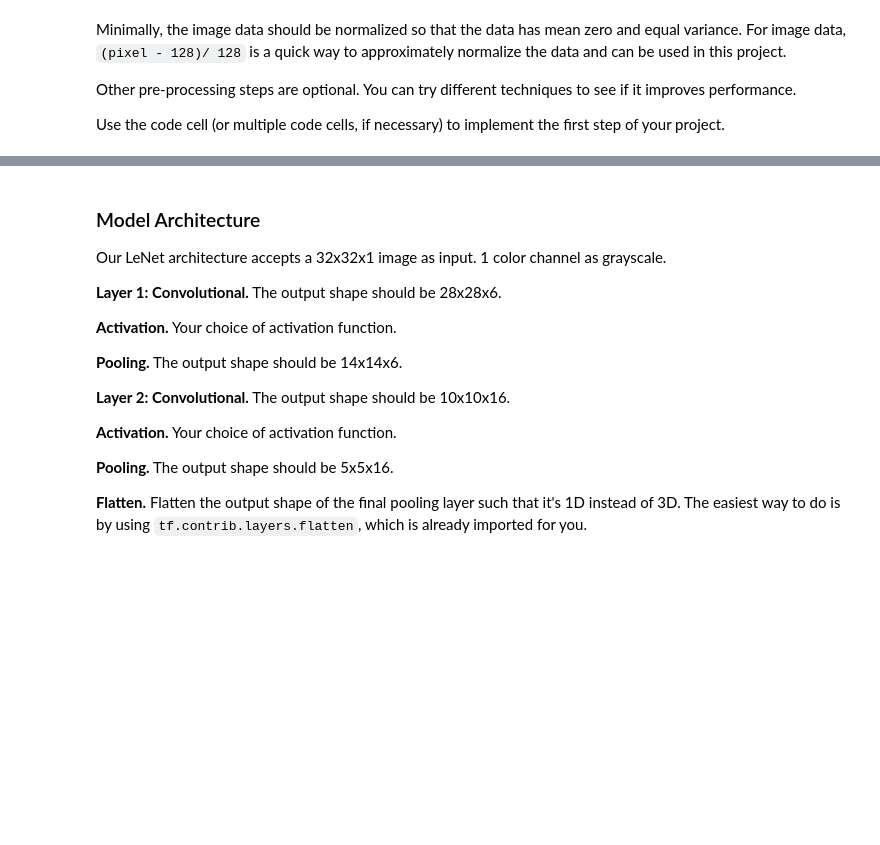
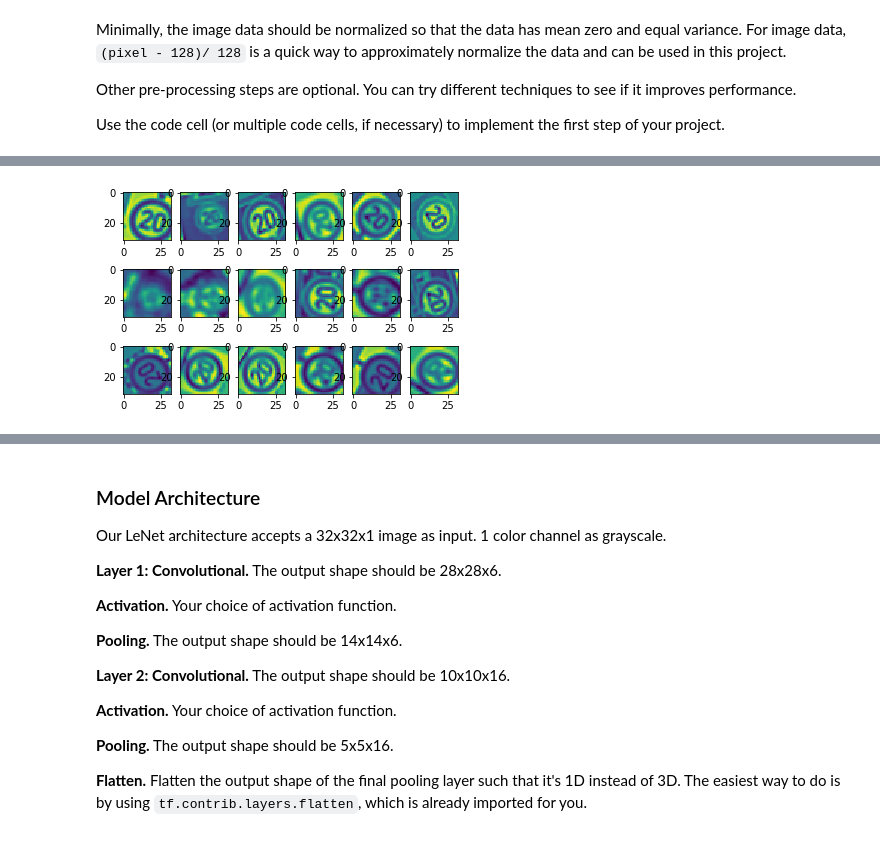
Before and after one commit to cwcentral/CarND-Traffic-Sign-Classifier-Project, a Jupyter notebook: Traffic_Sign_Classifier.ipynb, the cells around one changed output, grey strips where cells are left out. Cells and saved outputs as stored; diff of their text form; code cells hidden in the pictures; blank space fills up the shorter version.

```diff
--- a/Traffic_Sign_Classifier.ipynb
+++ b/Traffic_Sign_Classifier.ipynb
@@ -216,7 +229,7 @@ if X_train[0].shape[2] == 3:
 # randomize the datasets
 X_train, y_train = shuffle(X_train, y_train)
 
-new_elem_sz = int(len(X_train))-1
+new_elem_sz = int(len(X_train)*0.3)
 #new_elem_sz = int(len(X_train))
 #new_elem_sz = 100
 
@@ -241,11 +254,46 @@ print ('new len =', new_elem_sz)
 
 print ("Augmenting...")
 
-# raise the values in bins that are under 60%
-start_max = 1000
+# add rotated images
 
-# add rotated images
-img_idx = 0
+try:
+    img_idx = 0
+    for xx in range(0,2):
+        for class_idx in range(0, n_classes):
+            #print("Current class " + str(class_idx) + " has " + str(hist[class_idx] ) + " elements")
+            while hist[class_idx] < 700:
+                index = random.randint(0, len(X_train)-1)   #pick a random image in the dataset
+                bin_idx = int(y_train[index])
+                if bin_idx == class_idx:
+                    hist[bin_idx] += 1
+
+                    rot_question = random.randint(0, 359)
+                    rows,cols,dep = X_train[index].shape
+                    M = cv2.getRotationMatrix2D((cols/2,rows/2),rot_question,1)
+                    dst = cv2.warpAffine(X_train[index], M, (X_train[index].shape[0],
+                                                                            X_train[index].shape[1]))
+                    kern_val = random.randint(1, 5)
+                    kernel = np.ones((kern_val,kern_val),np.float32)/25
+                    dst = cv2.filter2D(dst,-1,kernel)
+
+                    blur_in = cv2.GaussianBlur(dst, (5,5), 20.0)
+                    dst = cv2.addWeighted(dst, 2, blur_in, -1, 0)
+                    dst = cv2.resize(dst,None,
+                                      fx=random.uniform(1.0, 1.25),
+                                      fy=random.uniform(1.0, 1.25),
+                                      interpolation = cv2.INTER_CUBIC)[0:32, 0:32]
+                    dst = dst[:,:,None]
+                    augmented_list_x[img_idx] = np.resize(dst, (32,32,depth_dim))
+                    augmented_list_y[img_idx] = y_train[index]
+                    img_idx += 1
+
+            #print("Current class " + str(class_idx) + " NOW HAS " + str(hist[class_idx] ) + " elements")
+
+except:
+    print("reached max argument size. continuing....")
+
+
+'''
 while img_idx < new_elem_sz:
     index = random.randint(0, len(X_train)-1)   #pick a random image in the dataset
     bin_idx = int(y_train[index])
@@ -253,35 +301,38 @@ while img_idx < new_elem_sz:
         print("Found bad class bin")
 
     if hist[bin_idx] < start_max:
-        rot_question = random.randint(0, 359)
-        rows,cols,dep = X_train[index].shape
-        M = cv2.getRotationMatrix2D((cols/2,rows/2),rot_question,1)
-        dst = cv2.warpAffine(X_train[index], M, (X_train[index].shape[0], X_train[index].shape[1]))
+        for ctn_sam in range(0, start_max - hist[bin_idx]):
+            hist[bin_idx] += 1
+            rot_question = random.randint(0, 359)
+            rows,cols,dep = X_train[index].shape
+            M = cv2.getRotationMatrix2D((cols/2,rows/2),rot_question,1)
+            dst = cv2.warpAffine(X_train[index], M, (X_train[index].shape[0], X_train[index].shape[1]))
 
-        #abs_rot = abs(rot_question)
-        #dst = cv2.medianBlur(dst,5)
-        kern_val = random.randint(1, 5)
-        kernel = np.ones((kern_val,kern_val),np.float32)/25
-        dst = cv2.filter2D(dst,-1,kernel)
+            #abs_rot = abs(rot_question)
+            #dst = cv2.medianBlur(dst,5)
+            kern_val = random.randint(1, 5)
+            kernel = np.ones((kern_val,kern_val),np.float32)/25
+            dst = cv2.filter2D(dst,-1,kernel)
 
-        blur_in = cv2.GaussianBlur(dst, (5,5), 20.0)
-        dst = cv2.addWeighted(dst, 2, blur_in, -1, 0)
-        #dst = cv2.blur(dst,(kern_val, kern_val))
+            blur_in = cv2.GaussianBlur(dst, (5,5), 20.0)
+            dst = cv2.addWeighted(dst, 2, blur_in, -1, 0)
+            #dst = cv2.blur(dst,(kern_val, kern_val))
 
-        dst = cv2.resize(dst,None,
-                          fx=random.uniform(1.0, 1.25),
-                          fy=random.uniform(1.0, 1.25),
-                          interpolation = cv2.INTER_CUBIC)[0:32, 0:32]
+            dst = cv2.resize(dst,None,
+                              fx=random.uniform(1.0, 1.25),
+                              fy=random.uniform(1.0, 1.25),
+                              interpolation = cv2.INTER_CUBIC)[0:32, 0:32]
 
-        #dst[:,:,0] = cv2.equalizeHist(dst[:, :, 0])
-        #dst[:,:,1] = cv2.equalizeHist(dst[:, :, 1])
-        #dst[:,:,2] = cv2.equalizeHist(dst[:, :, 2])
-        dst = dst[:,:,None]
+            #dst[:,:,0] = cv2.equalizeHist(dst[:, :, 0])
+            #dst[:,:,1] = cv2.equalizeHist(dst[:, :, 1])
+            #dst[:,:,2] = cv2.equalizeHist(dst[:, :, 2])
+            dst = dst[:,:,None]
 
-        #img[margin:(img.shape[0]-margin), margin:(img.shape[1]-margin)]
-        augmented_list_x[img_idx] = np.resize(dst, (32,32,depth_dim))
-        augmented_list_y[img_idx] = y_train[index]
-        img_idx += 1
+            #img[margin:(img.shape[0]-margin), margin:(img.shape[1]-margin)]
+            augmented_list_x[img_idx] = np.resize(dst, (32,32,depth_dim))
+            augmented_list_y[img_idx] = y_train[index]
+            img_idx += 1
+'''
 
 X_train = np.concatenate((X_train, augmented_list_x))
 y_train = np.concatenate((y_train, augmented_list_y))
@@ -305,3 +356,4 @@ for idx in range(0,18):
 show_histogram(y_train, n_classes)
 show_histogram(y_valid, n_classes)
 show_histogram(y_test, n_classes)
+# %% [output]
@@ -307,0 +373 @@ show_histogram(y_test, n_classes)
+[figure, added]
```
Also changed, not shown: parts of 6 cells of this notebook.
